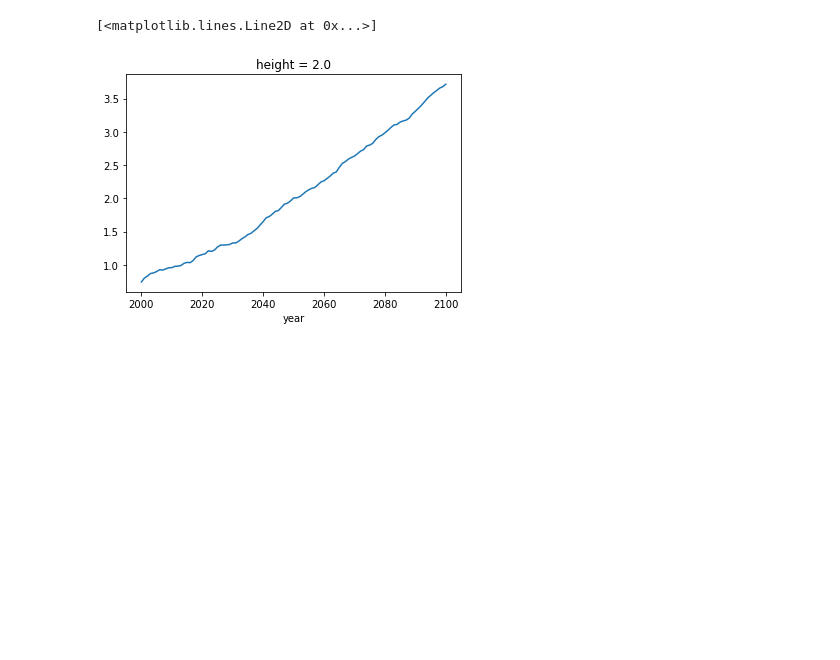
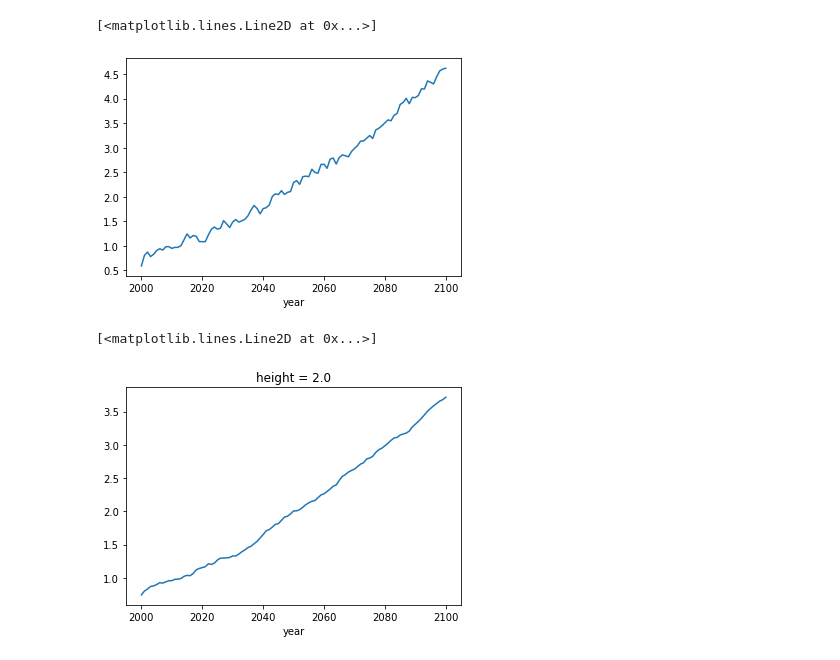
Before and after one commit to KYan19/pei, a Jupyter notebook: notebooks/9.2_Global_Temp.ipynb, the cells around one changed output. Cells and saved outputs as stored; diff of their text form; code cells hidden in the pictures; blank space fills up the shorter version.

```diff
--- a/notebooks/9.2_Global_Temp.ipynb
+++ b/notebooks/9.2_Global_Temp.ipynb
@@ -11,6 +11,9 @@ cesm2_temp=xr.open_mfdataset(direct+'tas_Amon_CESM2_hist_ssp370*',combine='neste
 gfdl_area = xr.open_dataset('../data/processed/GFDL/areacella.nc')['areacella']
 #match lat coordinates to those of temp file
 gfdl_area = gfdl_area.assign_coords({'lat':gfdl_temp['lat']})
+
+#CESM2 grid cell areas
+cesm2_area = xr.open_dataset(direct+'areacella_fx_CESM2_amip_r2i1p1f1_gn.nc')['areacella']
 # %%
 #area-weighted global average over time
 gfdl_global = gfdl_temp.weighted(gfdl_area).mean(['lat','lon'])
@@ -27,6 +30,26 @@ gfdl_contemp = gfdl_rolling.sel(year=slice(2000,2100))
 
 #increase in temperature
 gfdl_diff = gfdl_contemp - gfdl_hist
+# %%
+#area-weighted global average over time
+cesm2_global = cesm2_temp.weighted(cesm2_area).mean(['lat','lon'])
+
+#annual average
+cesm2_annual = cesm2_global.groupby('time.year').mean(['time','ensemble'])
+
+#historical average (1891-1900)
+cesm2_hist = cesm2_annual.sel(year=slice(1861,1899)).mean()
+
+#10-year rolling average
+cesm2_contemp = cesm2_annual.sel(year=slice(2000,2100))
+
+#increase in temperature
+cesm2_diff = cesm2_contemp - cesm2_hist
+# %%
+cesm2_diff.plot()
+# %% [output]
+[<matplotlib.lines.Line2D at 0x...>]
+[figure, added]
 # %%
 gfdl_diff.plot()
 # %% [output]
```
Also changed, not shown: 3 other files.
